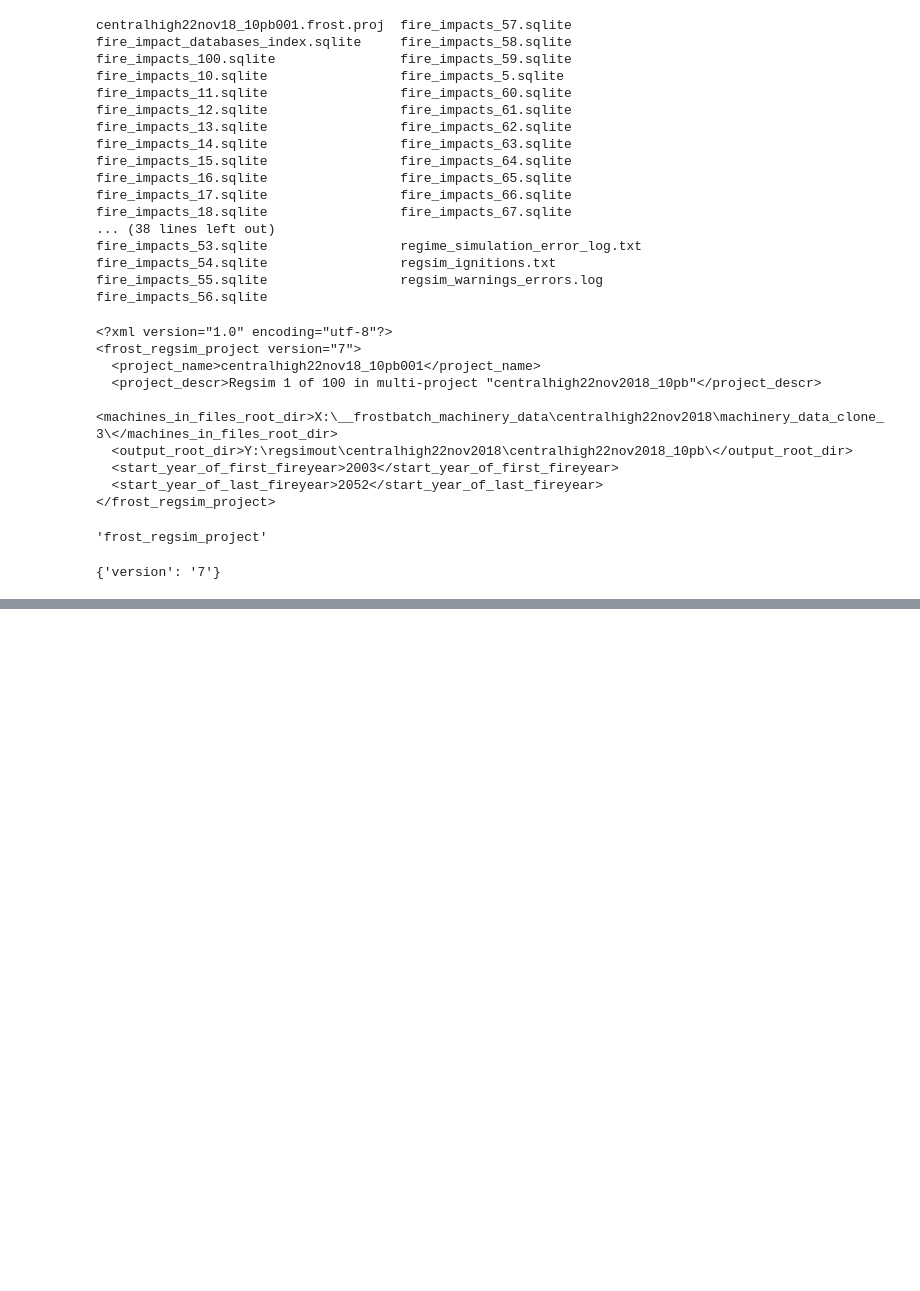
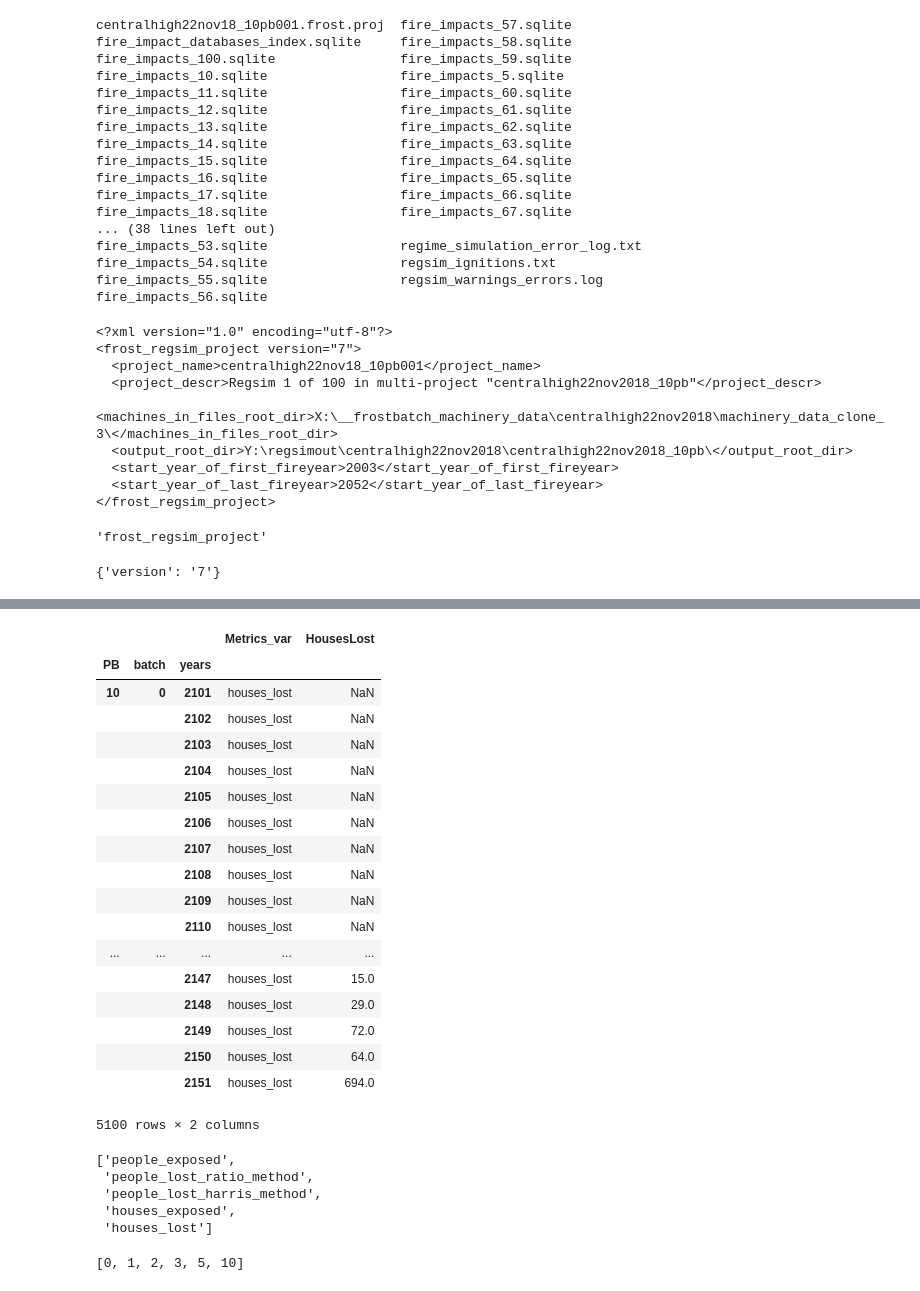
Before and after one commit to AnthonyRawlinsUoM/MetricsDashboard, a Jupyter notebook: Proper Batch and Season Extraction Testing.ipynb, the cells around one changed output, grey strips where cells are left out. Saved outputs shown, nothing was run; the diff lists cells and outputs as text; code cells hidden in the pictures; blank space fills up the shorter version.

```diff
--- a/Proper Batch and Season Extraction Testing.ipynb
+++ b/Proper Batch and Season Extraction Testing.ipynb
@@ -154,0 +211,3 @@ root.attrib
+# %%
+with xr.open_mfdataset(w, concat_dim='PB') as ds:
+    print(ds)
@@ -154,0 +223,2 @@ root.attrib
+# %%
+ds = ds['PeopleAndHouses'].assign_coords(PB=[0,1,2,3,5,10]).assign_coords(batch=range(100))
@@ -154,0 +447,30 @@ root.attrib
+# %%
+hl = ds.where(
+    ds.PB==10,
+    drop=True).where(
+        ds.years > 2100, drop=True).sel(
+    {'Metrics_var':'houses_lost'})
+# %%
+hl.name = 'HousesLost'
+# %%
+hl.to_dataframe()
+# %% [output]
+|  |  |  | Metrics_var | HousesLost |
+| PB | batch | years |  |  |
+| 10 | 0 | 2101 | houses_lost | NaN |
+|  |  | 2102 | houses_lost | NaN |
+|  |  | 2103 | houses_lost | NaN |
+|  |  | 2104 | houses_lost | NaN |
+|  |  | 2105 | houses_lost | NaN |
+|  |  | 2106 | houses_lost | NaN |
+|  |  | 2107 | houses_lost | NaN |
+|  |  | 2108 | houses_lost | NaN |
+|  |  | 2109 | houses_lost | NaN |
+|  |  | 2110 | houses_lost | NaN |
+| ... | ... | ... | ... | ... |
+|  |  | 2147 | houses_lost | 15.0 |
+|  |  | 2148 | houses_lost | 29.0 |
+|  |  | 2149 | houses_lost | 72.0 |
+|  |  | 2150 | houses_lost | 64.0 |
+|  |  | 2151 | houses_lost | 694.0 |
+5100 rows × 2 columns
@@ -154,0 +479,12 @@ root.attrib
+# %%
+l
+# %% [output]
+['people_exposed',
+ 'people_lost_ratio_method',
+ 'people_lost_harris_method',
+ 'houses_exposed',
+ 'houses_lost']
+# %%
+list(ds.PB.values)
+# %% [output]
+[0, 1, 2, 3, 5, 10]
```
Also changed, not shown: parts of 34 cells of this notebook, 21 other files.
